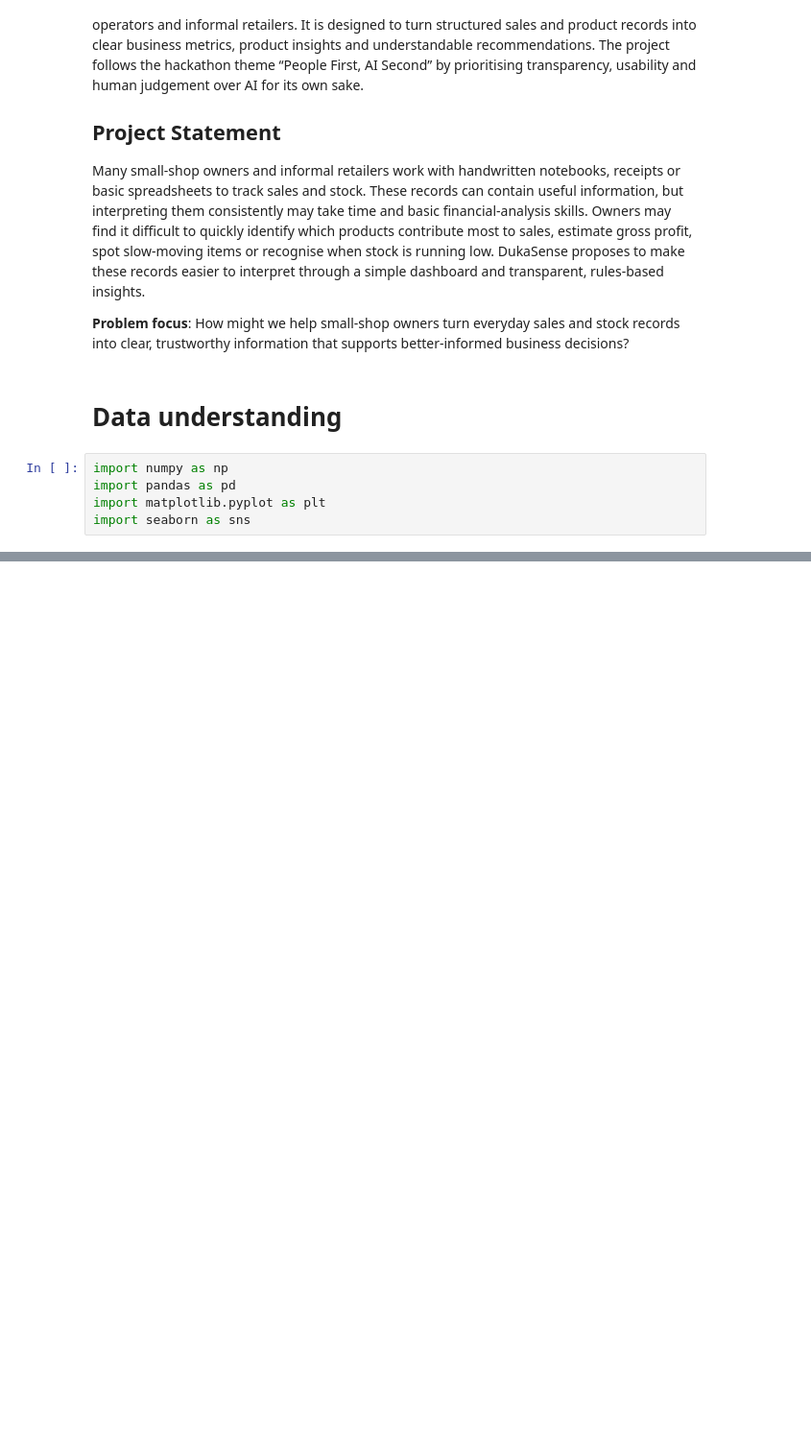
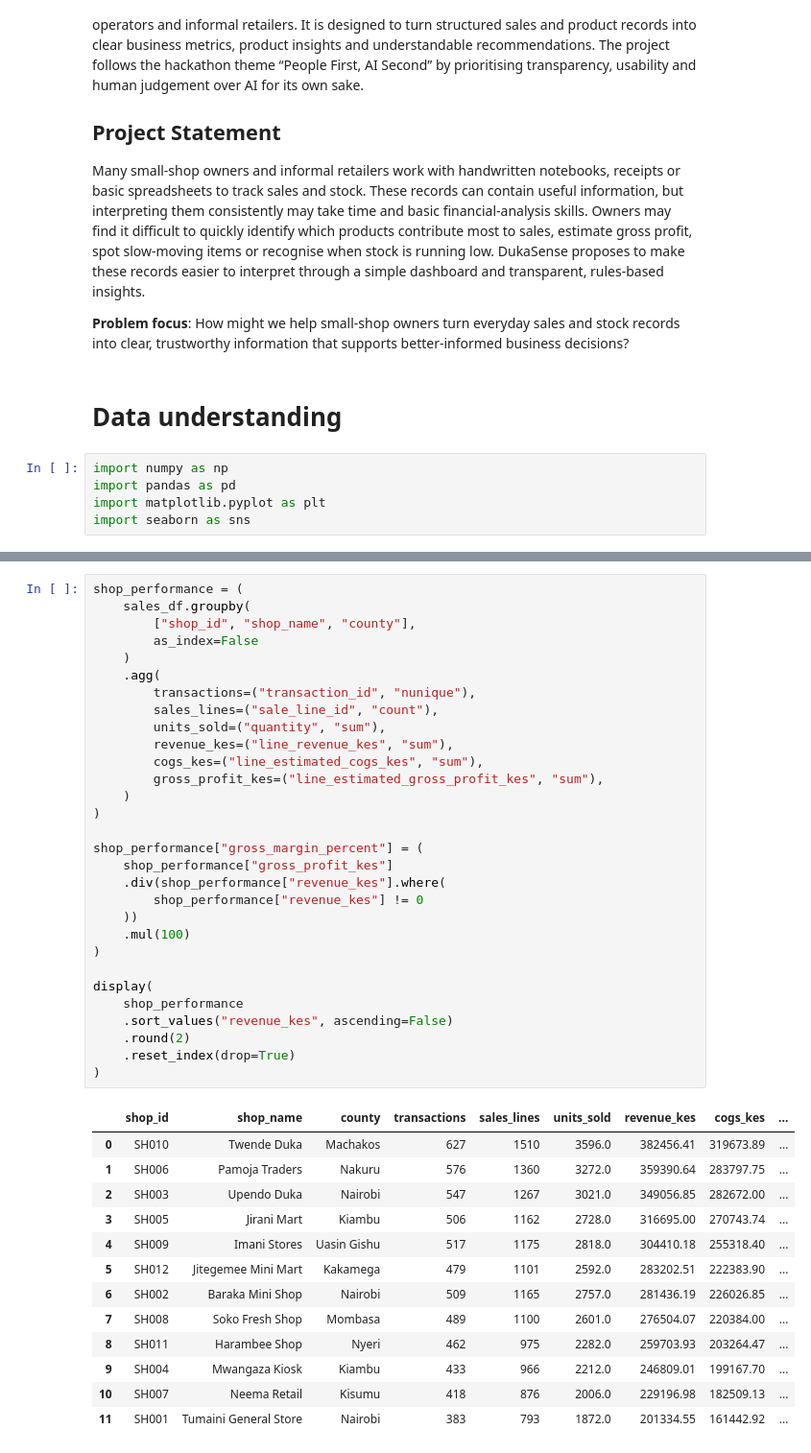
Before and after one commit to Jermaineyukeh/DukaSense.Hackathon, a Jupyter notebook: Data_cleaning.ipynb, the cells around one changed output, grey strips where cells are left out. Shown at 96% size. Drawn from its saved outputs; the diff is of its cells as text; blank space fills up the shorter version.

```diff
--- a/Data_cleaning.ipynb
+++ b/Data_cleaning.ipynb
@@ -28,0 +708,44 @@ df.head()
+# %%
+shop_performance = (
+    sales_df.groupby(
+        ["shop_id", "shop_name", "county"],
+        as_index=False
+    )
+    .agg(
+        transactions=("transaction_id", "nunique"),
+        sales_lines=("sale_line_id", "count"),
+        units_sold=("quantity", "sum"),
+        revenue_kes=("line_revenue_kes", "sum"),
+        cogs_kes=("line_estimated_cogs_kes", "sum"),
+        gross_profit_kes=("line_estimated_gross_profit_kes", "sum"),
+    )
+)
+
+shop_performance["gross_margin_percent"] = (
+    shop_performance["gross_profit_kes"]
+    .div(shop_performance["revenue_kes"].where(
+        shop_performance["revenue_kes"] != 0
+    ))
+    .mul(100)
+)
+
+display(
+    shop_performance
+    .sort_values("revenue_kes", ascending=False)
+    .round(2)
+    .reset_index(drop=True)
+)
+# %% [output]
+|  | shop_id | shop_name | county | transactions | sales_lines | units_sold | revenue_kes | cogs_kes | ... |
+| 0 | SH010 | Twende Duka | Machakos | 627 | 1510 | 3596.0 | 382456.41 | 319673.89 | ... |
+| 1 | SH006 | Pamoja Traders | Nakuru | 576 | 1360 | 3272.0 | 359390.64 | 283797.75 | ... |
+| 2 | SH003 | Upendo Duka | Nairobi | 547 | 1267 | 3021.0 | 349056.85 | 282672.00 | ... |
+| 3 | SH005 | Jirani Mart | Kiambu | 506 | 1162 | 2728.0 | 316695.00 | 270743.74 | ... |
+| 4 | SH009 | Imani Stores | Uasin Gishu | 517 | 1175 | 2818.0 | 304410.18 | 255318.40 | ... |
+| 5 | SH012 | Jitegemee Mini Mart | Kakamega | 479 | 1101 | 2592.0 | 283202.51 | 222383.90 | ... |
+| 6 | SH002 | Baraka Mini Shop | Nairobi | 509 | 1165 | 2757.0 | 281436.19 | 226026.85 | ... |
+| 7 | SH008 | Soko Fresh Shop | Mombasa | 489 | 1100 | 2601.0 | 276504.07 | 220384.00 | ... |
+| 8 | SH011 | Harambee Shop | Nyeri | 462 | 975 | 2282.0 | 259703.93 | 203264.47 | ... |
+| 9 | SH004 | Mwangaza Kiosk | Kiambu | 433 | 966 | 2212.0 | 246809.01 | 199167.70 | ... |
+| 10 | SH007 | Neema Retail | Kisumu | 418 | 876 | 2006.0 | 229196.98 | 182509.13 | ... |
+| 11 | SH001 | Tumaini General Store | Nairobi | 383 | 793 | 1872.0 | 201334.55 | 161442.92 | ... |
```
Also changed, not shown: parts of 27 cells of this notebook.
